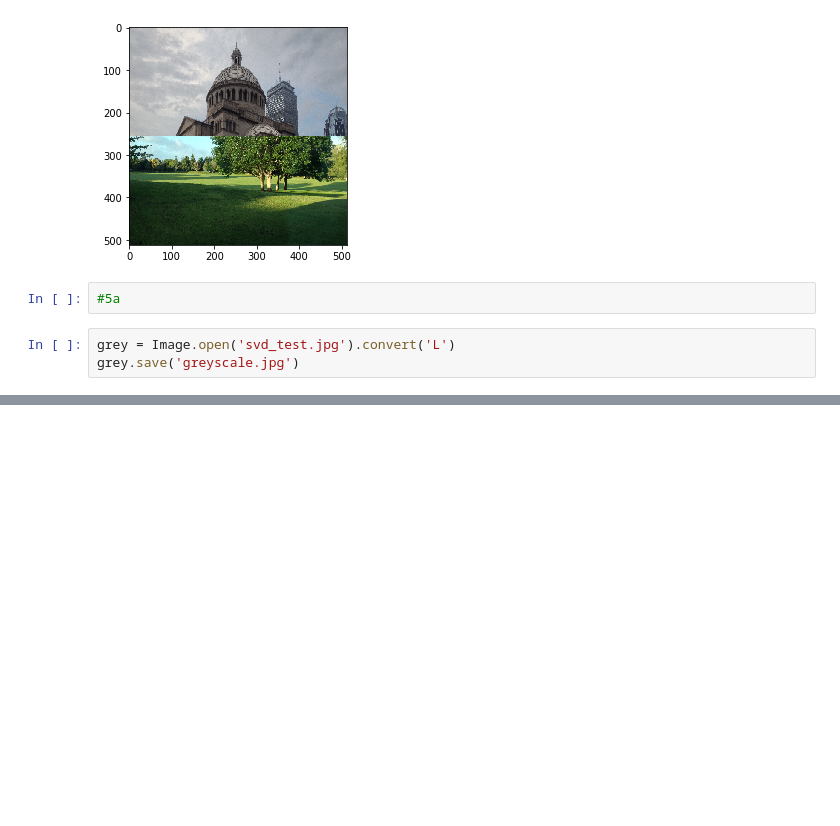
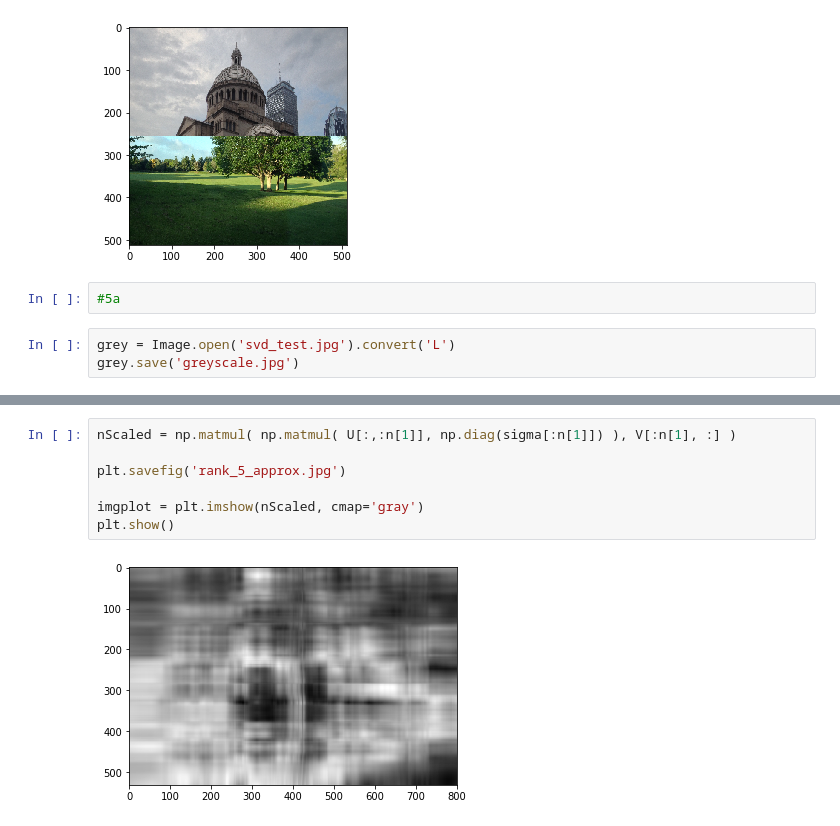
Before and after one commit to neezcha/483H1, a Jupyter notebook: HW1-Coding.ipynb, the cells around one changed output, grey strips where cells are left out. Cells and saved outputs as stored; diff of their text form; blank space fills up the shorter version.

```diff
--- a/HW1-Coding.ipynb
+++ b/HW1-Coding.ipynb
@@ -119,0 +155,9 @@ grey.save('greyscale.jpg')
+# %%
+nScaled = np.matmul( np.matmul( U[:,:n[1]], np.diag(sigma[:n[1]]) ), V[:n[1], :] )
+
+plt.savefig('rank_5_approx.jpg')
+
+imgplot = plt.imshow(nScaled, cmap='gray')
+plt.show()
+# %% [output]
+[figure, added]
```
Also changed, not shown: parts of 11 cells of this notebook, 5 other files.
